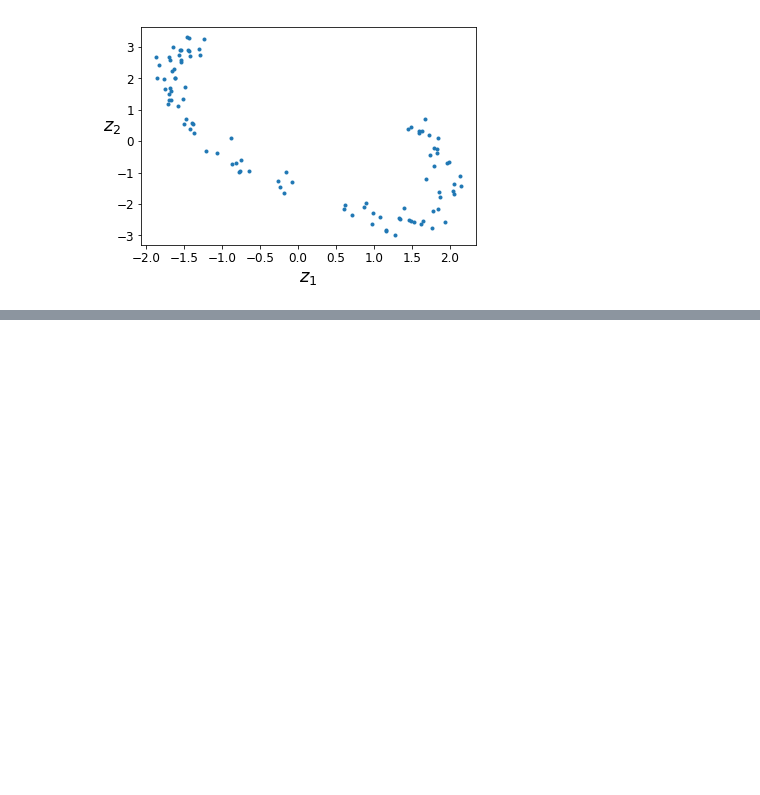
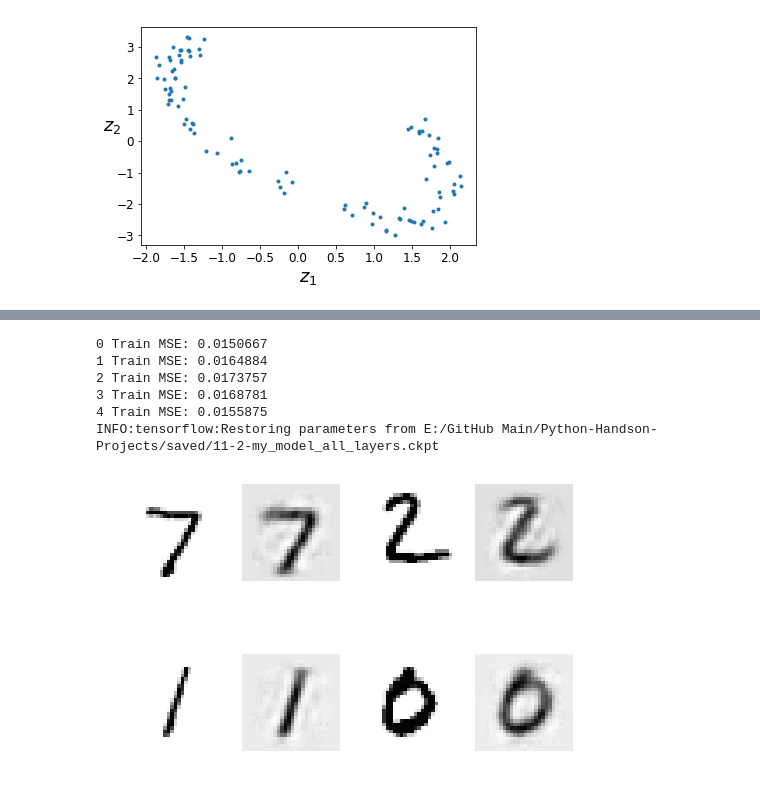
Before and after one commit to sivaram10/Python-Handson-Projects, a Jupyter notebook: 15-Autoencoders.ipynb, the cells around one changed output, grey strips where cells are left out. Saved outputs shown, nothing was run; the diff lists cells and outputs as text; code cells hidden in the pictures; blank space fills up the shorter version.

```diff
--- a/15-Autoencoders.ipynb
+++ b/15-Autoencoders.ipynb
@@ -117,0 +213,73 @@ plt.show()
+# %%
+reset_graph()
+
+n_inputs = 28*28
+n_hidden1 = 300
+n_hidden2 = 150
+n_hidden3 = n_hidden1
+n_outputs = n_inputs
+
+learning_rate = 0.01
+l2_reg = 0.0005
+
+activation = tf.nn.elu
+regularizer = tf.contrib.layers.l2_regularizer(l2_reg)
+initializer = tf.contrib.layers.variance_scaling_initializer()
+
+X = tf.placeholder(tf.float32, shape=[None, n_inputs])
+
+weights1_init = initializer([n_inputs, n_hidden1])
+weights2_init = initializer([n_hidden1, n_hidden2])
+
+weights1 = tf.Variable(weights1_init, dtype=tf.float32, name="weights1")
+weights2 = tf.Variable(weights2_init, dtype=tf.float32, name="weights2")
+weights3 = tf.transpose(weights2, name="weights3")
+weights4 = tf.transpose(weights1, name="weights4")
+
+biases1 = tf.Variable(tf.zeros(n_hidden1), name="baises1")
+biases2 = tf.Variable(tf.zeros(n_hidden2), name="baises2")
+biases3 = tf.Variable(tf.zeros(n_hidden3), name="baises3")
+biases4 = tf.Variable(tf.zeros(n_outputs), name="baises4")
+
+hidden1 = activation(tf.matmul(X, weights1) + biases1)
+hidden2 = activation(tf.matmul(hidden1, weights2) + biases2)
+hidden3 = activation(tf.matmul(hidden2, weights3) + biases3)
+outputs = tf.matmul(hidden3, weights4) + biases4
+
+reconstruction_loss = tf.reduce_mean(tf.square(outputs - X))
+reg_loss = regularizer(weights1) + regularizer(weights2)
+loss = reconstruction_loss + reg_loss
+
+
+optimizer = tf.train.AdamOptimizer(learning_rate)
+training_op = optimizer.minimize(loss)
+
+init = tf.global_variables_initializer()
+
+saver = tf.train.Saver()
+
+n_epochs = 5
+batch_size = 150
+
+with tf.Session() as sess:
+    init.run()
+    for epoch in range(n_epochs):
+        n_batches = mnist.train.num_examples // batch_size
+        for iteration in range(n_batches):
+            print("\r{}%".format(100 * iteration // n_batches), end="")
+            sys.stdout.flush()
+            X_batch, y_batch = mnist.train.next_batch(batch_size)
+            sess.run(training_op, feed_dict={X: X_batch})
+        loss_train = reconstruction_loss.eval(feed_dict={X: X_batch})
+        print("\r{}".format(epoch), "Train MSE:", loss_train)
+        saver.save(sess, "E:/GitHub Main/Python-Handson-Projects/saved/15-2-my_model_all_layers.ckpt")
+
+show_reconstructed_digits(X, outputs, "E:/GitHub Main/Python-Handson-Projects/saved/15-2-my_model_all_layers.ckpt")
+# %% [output]
+0 Train MSE: 0.0150667
+1 Train MSE: 0.0164884
+2 Train MSE: 0.0173757
+3 Train MSE: 0.0168781
+4 Train MSE: 0.0155875
+INFO:tensorflow:Restoring parameters from E:/GitHub Main/Python-Handson-Projects/saved/11-2-my_model_all_layers.ckpt
+[figure, added]
```
Also changed, not shown: parts of 5 cells of this notebook.
